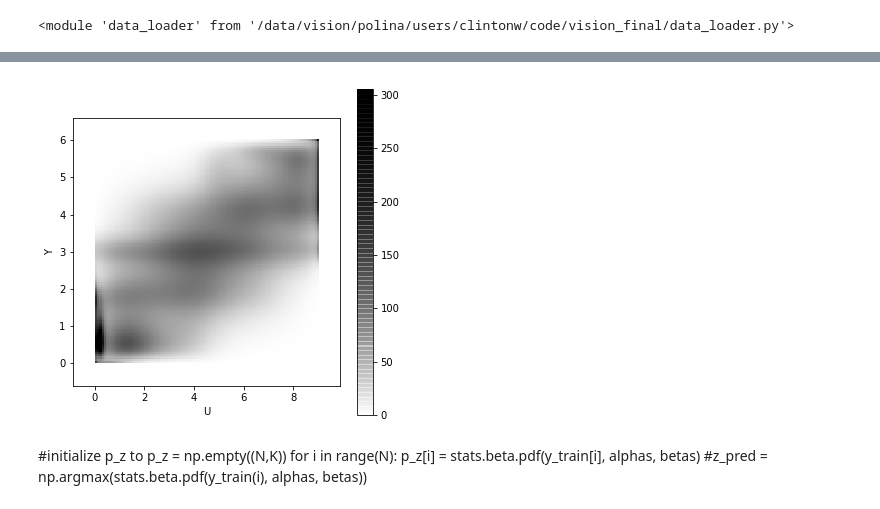
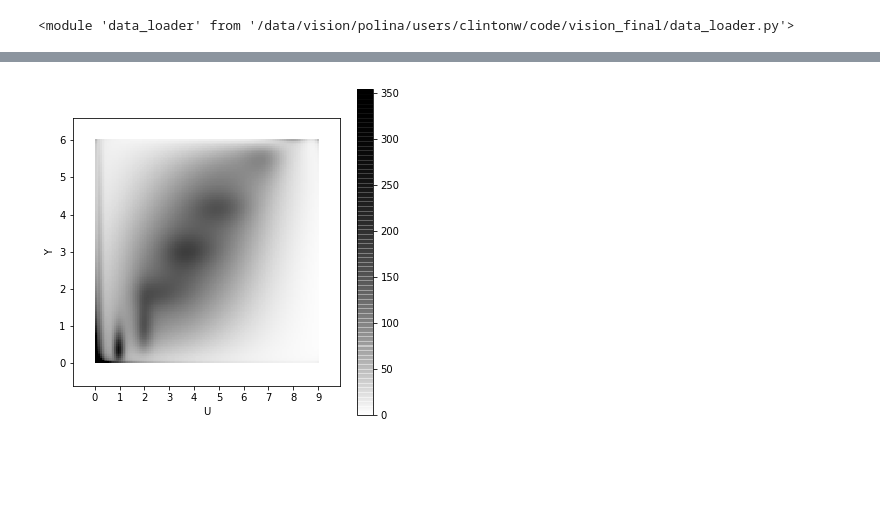
Before and after one commit to clintonjwang/conditional_nets, a Jupyter notebook: mnist_model.ipynb, the cells around one changed output, grey strips where cells are left out. Cells and saved outputs as stored; diff of their text form; code cells hidden in the pictures; blank space fills up the shorter version.

```diff
--- a/mnist_model.ipynb
+++ b/mnist_model.ipynb
@@ -289,27 +289,0 @@ K = 50
-# %%
-a_y = IndexedBase("a_y", K, positive=True)
-b_y = IndexedBase("b_y", K, positive=True)
-a_u = IndexedBase("a_u", K, positive=True)
-b_u = IndexedBase("b_u", K, positive=True)
-P_z = IndexedBase("P_z", K, positive=True)
-y = Symbol("y", positive=True)
-u = Symbol("u", positive=True)
-i = Idx("i", K)
-k_sym = Idx("k", K)
-
-f_YU = density(sympy.stats.Beta('fY', sympy.exp(a_y[i]), sympy.exp(b_y[i])))(y) * density(
-                sympy.stats.Beta('fU', sympy.exp(a_u[i]), sympy.exp(b_u[i])))(u)
-f_YU_k = density(sympy.stats.Beta('fY_k', sympy.exp(a_y[k_sym]), sympy.exp(b_y[k_sym])))(y) * density(
-                sympy.stats.Beta('fU_k', sympy.exp(a_u[k_sym]), sympy.exp(b_u[k_sym])))(u)
-
-dP_da_k = P_z[k_sym]*f_YU_k.diff(a_y[k_sym])/Sum(P_z[i]*f_YU, (i,0,K-1))
-dP_da_k_py = lambdify((a_y, b_y, a_u, b_u, P_z, y, k_sym), dP_da_k)
-
-dP_db_k = P_z[k_sym]*f_YU_k.diff(b_y[k_sym])/Sum(P_z[i]*f_YU, (i,0,K-1))
-dP_db_k_py = lambdify((a_y, b_y, a_u, b_u, P_z, y, k_sym), dP_db_k)
-
-dP_dpz_k = f_YU_k/Sum(P_z[i]*f_YU, (i,0,K-1))
-dP_dpz_k_py = lambdify((a_y, b_y, a_u, b_u, P_z, y, k_sym), dP_dpz_k)
-
-log_ll = sympy.log(Sum(P_z[i]*f_YU, (i,0,K-1)))
-log_ll_py = lambdify((a_y, b_y, a_u, b_u, P_z, y), log_ll)
@@ -411,5 +302,6 @@ def plot_beta_2d_pdf(a1,b1,a2,b2):
 # %%
 uy = train_loader.dataset.huy[:,1:].numpy()
+#uy[uy < 0] = -1/9
 coords, freq = np.unique(uy, axis=0, return_counts=True)
 alpha_cm = LinearSegmentedColormap.from_list('transparent_cm', [(0,0,0,0), (0,0,0,1)])
 
@@ -424,13 +316,15 @@ for x1, y1, r in zip(coords[:,0], coords[:,1], p_z**.5):
 p = PatchCollection(patches)
 #p.set_color((.4,.4,.4))
 p.set_array(np.array(p_z))
-p.set_cmap(alpha_cm)
-p.set_clim(0, .05)
+#p.set_cmap(alpha_cm)
+#p.set_clim(0, .01)
 ax.add_collection(p)
 fig.colorbar(p, ax=ax)
 plt.xticks(np.linspace(0,1,10), range(10))
+#plt.xticks(np.linspace(-1/9,1,11), range(-1,10))
 plt.yticks(np.linspace(0,1,7), range(7))
 plt.xlim(-.1,1.1)
+#plt.xlim(-.2,1.1)
 plt.ylim(-.1,1.1)
 plt.xlabel('U');
 plt.ylabel('Y');
@@ -451,7 +345,7 @@ def plot_beta_2d_pdf(model):
         ell = Ellipse((x1, y1), rx, ry)
         patches.append(ell)
 
-    p = PatchCollection(patches, alpha=.1)
+    p = PatchCollection(patches, alpha=.05)
 
     """if p_z is not None:
         p_z = cuda_to_np(p_z)
@@ -474,6 +368,6 @@ plt.ylabel('Y');
 # %%
 def plot_beta_2d_pdf(model):
-    R = 100
+    R = 128
     a_u, b_u, a_y, b_y = model.get_ab(cuda=False)
     X = np.linspace(0.01,.99,R)
     Y = np.linspace(0.01,.99,R)
@@ -487,17 +381,12 @@ Z = plot_beta_2d_pdf(model)
 # %%
 fig, ax = plt.subplots(figsize=(6,6))
 ax.imshow(Z, cmap=alpha_cm, vmin=0, vmax=round(np.percentile(Z,99.8)), aspect=1.5, extent=[0,9,6,0])
 fig.colorbar(ax.get_children()[-2], ax=ax)
+plt.xticks(range(10))
 plt.xlim(-.9,9.9)
 plt.ylim(-.6,6.6)
 
 plt.xlabel('U');
 plt.ylabel('Y');
 # %% [output]
-[figure, old version]
+[figure, new version]
-# %% [markdown]
-#initialize p_z to
-p_z = np.empty((N,K))
-for i in range(N):
-    p_z[i] = stats.beta.pdf(y_train[i], alphas, betas)
-    #z_pred = np.argmax(stats.beta.pdf(y_train(i), alphas, betas))
```
Also changed, not shown: parts of 49 cells of this notebook, 11 other files.
